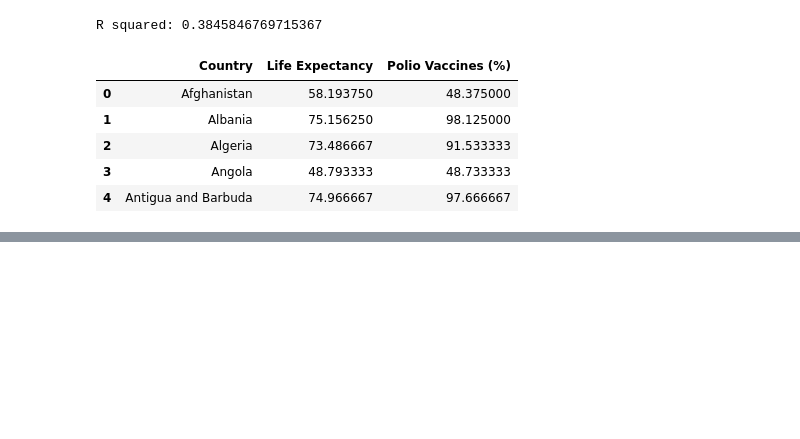
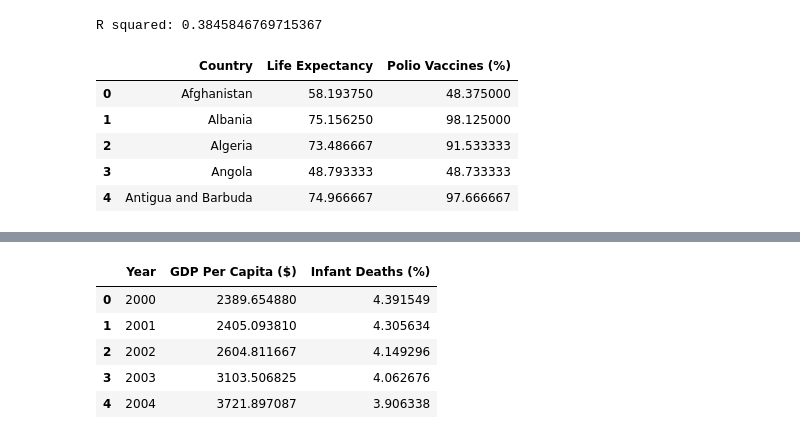
Before and after one commit to shechter430/project_one, a Jupyter notebook: Final_Analyzations.ipynb, the cells around one changed output, grey strips where cells are left out. Drawn from its saved outputs; the diff is of its cells as text; code cells hidden in the pictures; blank space fills up the shorter version.

```diff
--- a/Final_Analyzations.ipynb
+++ b/Final_Analyzations.ipynb
@@ -153,0 +156,11 @@ plt.savefig("output_graphs/Avg Life Expectancy vs Avg Schooling per Country (200
+# %%
+infant_deaths_gdp = developing_countries.groupby(['Year'], as_index = False).agg({"GDP Per Capita ($)" : np.mean,
+                                                                                  "Infant Deaths (%)" : np.mean})
+infant_deaths_gdp.head()
+# %% [output]
+|  | Year | GDP Per Capita ($) | Infant Deaths (%) |
+| 0 | 2000 | 2389.654880 | 4.391549 |
+| 1 | 2001 | 2405.093810 | 4.305634 |
+| 2 | 2002 | 2604.811667 | 4.149296 |
+| 3 | 2003 | 3103.506825 | 4.062676 |
+| 4 | 2004 | 3721.897087 | 3.906338 |
```
Also changed, not shown: parts of 7 cells of this notebook, 8 other files.
